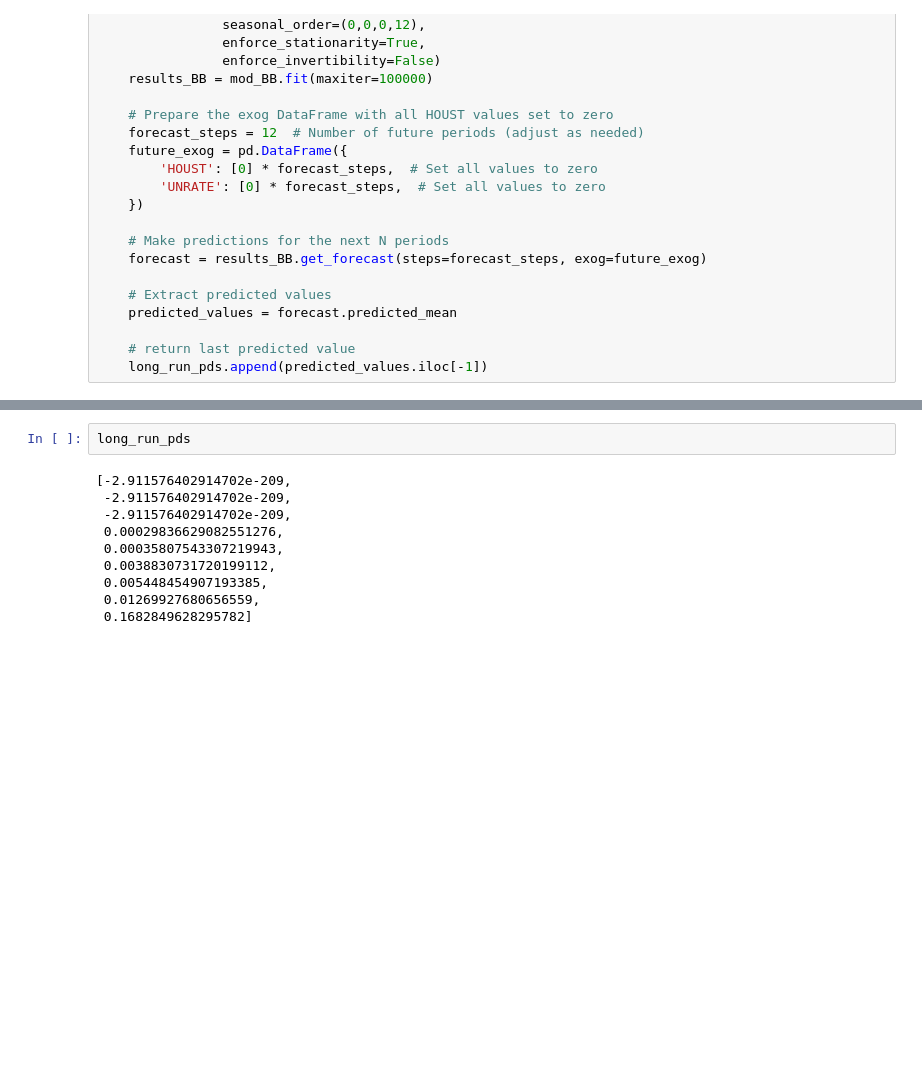
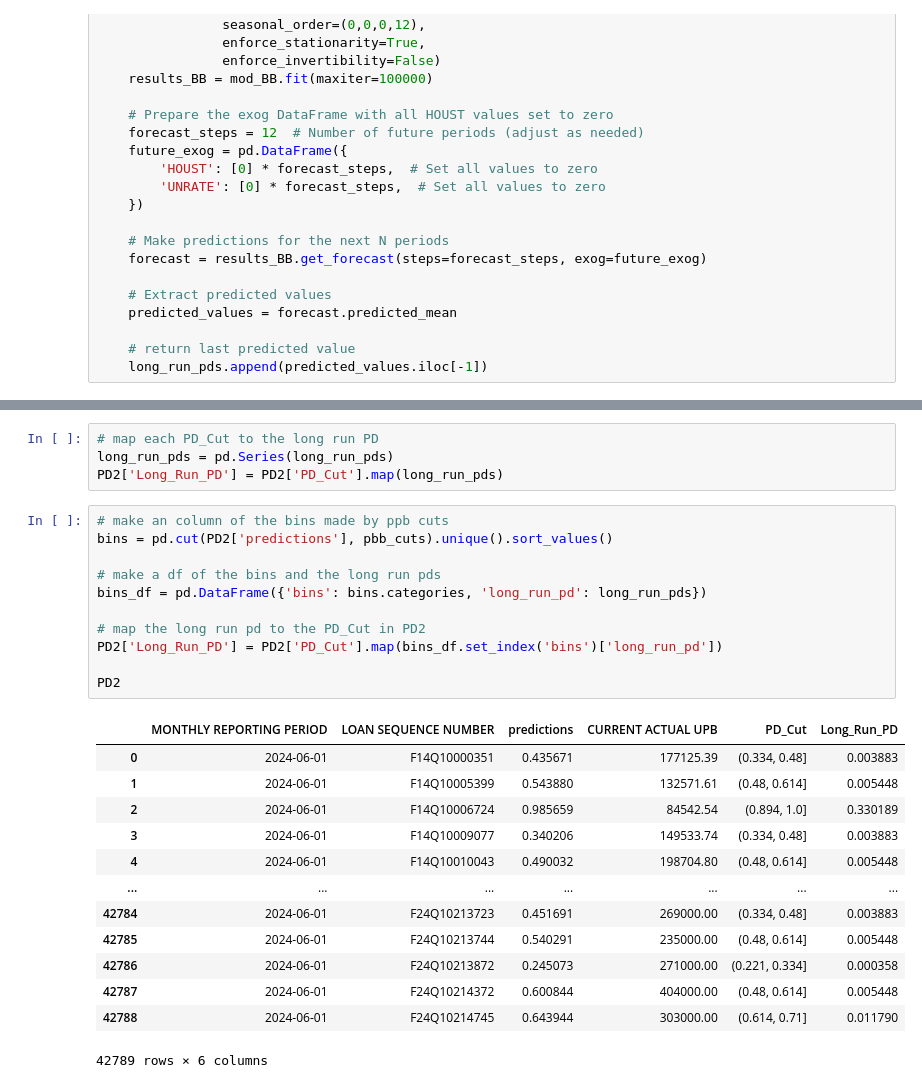
Before and after one commit to willseff/consumer-credit-risk, a Jupyter notebook: question3.ipynb, the cells around one changed output, grey strips where cells are left out. Drawn from its saved outputs; the diff is of its cells as text; blank space fills up the shorter version.

```diff
--- a/question3.ipynb
+++ b/question3.ipynb
@@ -463,12 +510,29 @@ for i in range(9):
 # %%
-long_run_pds
+# map each PD_Cut to the long run PD
+long_run_pds = pd.Series(long_run_pds)
+PD2['Long_Run_PD'] = PD2['PD_Cut'].map(long_run_pds)
-# %% [output]
-[-2.911576402914702e-209,
- -2.911576402914702e-209,
- -2.911576402914702e-209,
- 0.00029836629082551276,
- 0.00035807543307219943,
- 0.0038830731720199112,
- 0.005448454907193385,
- 0.01269927680656559,
- 0.1682849628295782]
+# %%
+# make an column of the bins made by ppb cuts
+bins = pd.cut(PD2['predictions'], pbb_cuts).unique().sort_values()
+
+# make a df of the bins and the long run pds
+bins_df = pd.DataFrame({'bins': bins.categories, 'long_run_pd': long_run_pds})
+
+# map the long run pd to the PD_Cut in PD2
+PD2['Long_Run_PD'] = PD2['PD_Cut'].map(bins_df.set_index('bins')['long_run_pd'])
+
+PD2
+# %% [output]
+|  | MONTHLY REPORTING PERIOD | LOAN SEQUENCE NUMBER | predictions | CURRENT ACTUAL UPB | PD_Cut | Long_Run_PD |
+| 0 | 2024-06-01 | F14Q10000351 | 0.435671 | 177125.39 | (0.334, 0.48] | 0.003883 |
+| 1 | 2024-06-01 | F14Q10005399 | 0.543880 | 132571.61 | (0.48, 0.614] | 0.005448 |
+| 2 | 2024-06-01 | F14Q10006724 | 0.985659 | 84542.54 | (0.894, 1.0] | 0.330189 |
+| 3 | 2024-06-01 | F14Q10009077 | 0.340206 | 149533.74 | (0.334, 0.48] | 0.003883 |
+| 4 | 2024-06-01 | F14Q10010043 | 0.490032 | 198704.80 | (0.48, 0.614] | 0.005448 |
+| ... | ... | ... | ... | ... | ... | ... |
+| 42784 | 2024-06-01 | F24Q10213723 | 0.451691 | 269000.00 | (0.334, 0.48] | 0.003883 |
+| 42785 | 2024-06-01 | F24Q10213744 | 0.540291 | 235000.00 | (0.48, 0.614] | 0.005448 |
+| 42786 | 2024-06-01 | F24Q10213872 | 0.245073 | 271000.00 | (0.221, 0.334] | 0.000358 |
+| 42787 | 2024-06-01 | F24Q10214372 | 0.600844 | 404000.00 | (0.48, 0.614] | 0.005448 |
+| 42788 | 2024-06-01 | F24Q10214745 | 0.643944 | 303000.00 | (0.614, 0.71] | 0.011790 |
+42789 rows × 6 columns
```
Also changed, not shown: parts of 15 cells of this notebook, 2 other files.
